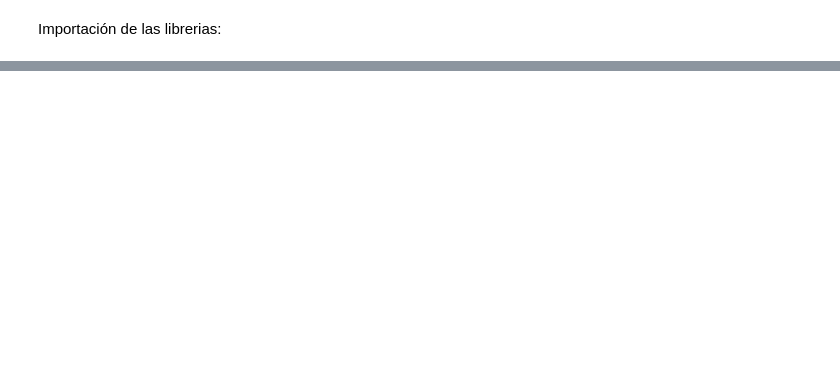
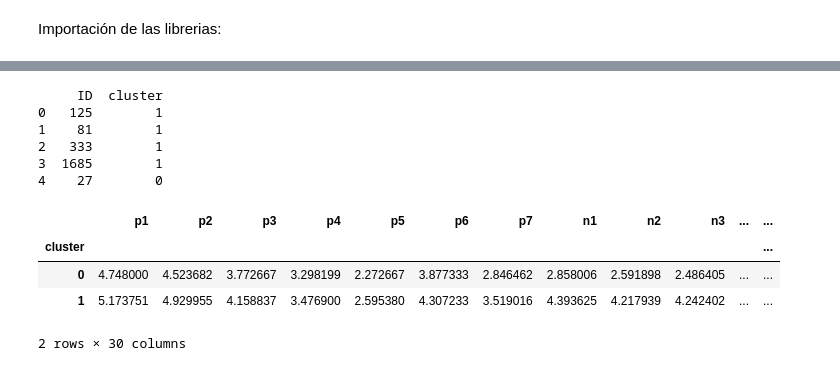
Before and after one commit to Carmoruda/Data_Mining, a Jupyter notebook: LAB_FINAL/Practica_Final_GRUPOC5.ipynb, the cells around one changed output, grey strips where cells are left out. Cells and saved outputs as stored; diff of their text form; code cells hidden in the pictures; blank space fills up the shorter version.

Commit message:
Explicación y justificación de todo en clustering. Falta las conclusiones de la última figura

```diff
--- a/LAB_FINAL/Practica_Final_GRUPOC5.ipynb
+++ b/LAB_FINAL/Practica_Final_GRUPOC5.ipynb
@@ -142,0 +201,35 @@ plt.show()
+# %%
+# Aplicamos el algoritmo de K-means con 2 clústeres (inicio temprano vs. tardío)
+# Dfinimos el modelo con 2 clústeres, semilla fija para poder reproducirlo y
+# 10 inicializaciones distintas
+kmeans = KMeans(n_clusters=2, random_state=127, n_init=10)
+
+# Ajustamos el modelo a los datos estandarizados y obtenemos la asignación de clúster
+# para cada paciente
+clusters = kmeans.fit_predict(df_sintomas_estandarizado)
+
+# Añadimos la columna 'cluster' al DataFrame original para conservar la información del grupo asignado.
+# Cada paciente queda etiquetado con su clúster correspondiente
+df['cluster'] = clusters
+
+# Mostramos los primeros registros del DataFrame con el ID del paciente y su clúster asignado
+print(df[['ID', 'cluster']].head())
+
+# Agrupamos el DataFrame por la columna 'cluster' y calculamos la media
+# de cada síntoma en cada grupo
+resumen_df_cluster = df.groupby('cluster')[columnas_sintomas].mean()
+
+# Mostramos la tabla resumen con los perfiles promedio de síntomas por clúster
+display(resumen_df_cluster)
+# %% [output]
+     ID  cluster
+0   125        1
+1    81        1
+2   333        1
+3  1685        1
+4    27        0
+|  | p1 | p2 | p3 | p4 | p5 | p6 | p7 | n1 | n2 | n3 | ... | ... |
+| cluster |  |  |  |  |  |  |  |  |  |  |  | ... |
+| 0 | 4.748000 | 4.523682 | 3.772667 | 3.298199 | 2.272667 | 3.877333 | 2.846462 | 2.858006 | 2.591898 | 2.486405 | ... | ... |
+| 1 | 5.173751 | 4.929955 | 4.158837 | 3.476900 | 2.595380 | 4.307233 | 3.519016 | 4.393625 | 4.217939 | 4.242402 | ... | ... |
+2 rows × 30 columns
```
Also changed, not shown: parts of 21 cells of this notebook.
